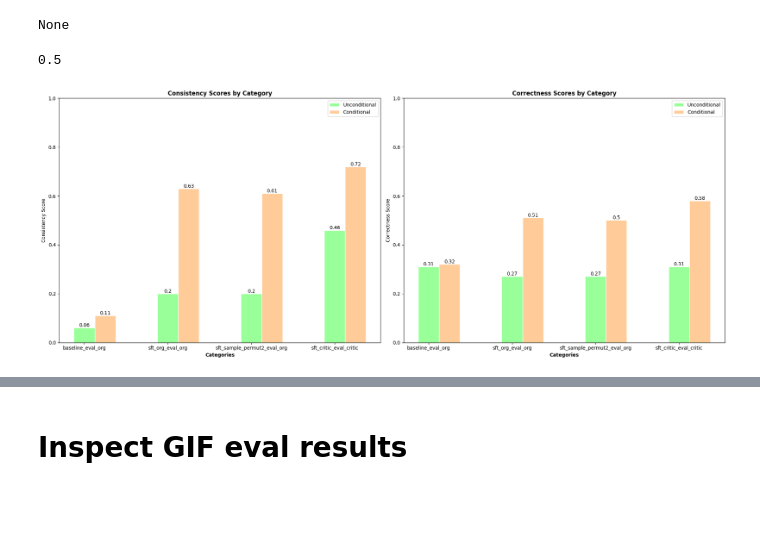
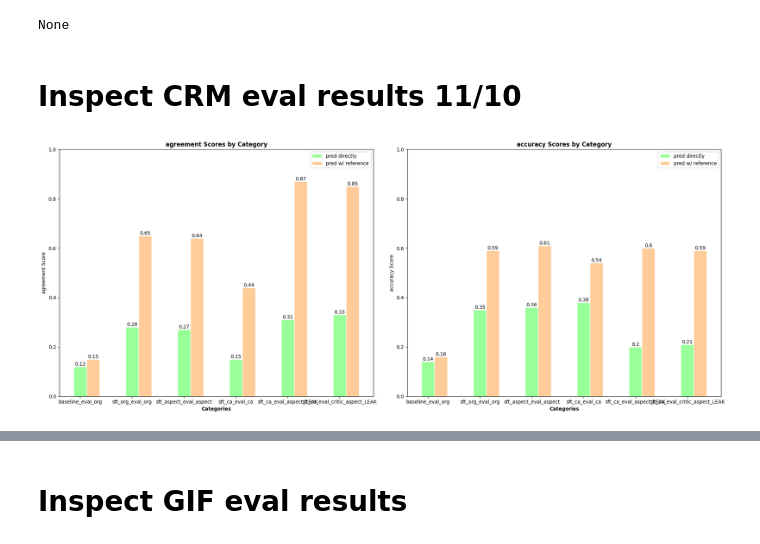
Before and after one commit to yuchenhe-xai/yccolab, a Jupyter notebook: 241015_exp_runs_rubrics.ipynb, the cells around one changed output, grey strips where cells are left out. Saved outputs shown, nothing was run; the diff lists cells and outputs as text; code cells hidden in the pictures; blank space fills up the shorter version.

```diff
--- a/241015_exp_runs_rubrics.ipynb
+++ b/241015_exp_runs_rubrics.ipynb
@@ -3592,7 +3551,3 @@ output["reward"]
 print(output["reward"])
 # %% [output]
 None
-# %%
-output['preference_correctness']
-# %% [output]
-0.5
@@ -3702,0 +3554,2 @@ results = {"baseline_eval_org" :{
+# %% [markdown]
+# Inspect CRM eval results 11/10
@@ -3705,23 +3663,23 @@ import matplotlib.pyplot as plt
 import numpy as np
 
 # Data extraction
-categories = ['baseline_eval_org', 'sft_org_eval_org', 'sft_sample_permut2_eval_org',  'sft_critic_eval_critic',  ]
-consistency_data = {
-    'avg': [round(results[cat]['consistency']['consistency_avg'], 2) for cat in categories],
-    'unconditional': [round(results[cat]['consistency']['consistency_unconditional'], 2) for cat in categories],
-    'conditional': [round(results[cat]['consistency']['consistency_conditional'], 2) for cat in categories]
+categories = results.keys()
+agreement_data = {
+    'avg': [round(results[cat]['agreement']['agreement_avg'], 2) for cat in categories],
+    'unconditional': [round(results[cat]['agreement']['agreement_unconditional'], 2) for cat in categories],
+    'conditional': [round(results[cat]['agreement']['agreement_conditional'], 2) for cat in categories]
 }
-correctness_data = {
+accuracy_data = {
     'avg': [
-        round((results[cat]['correctness']['correctness_A_avg'] + results[cat]['correctness']['correctness_B_avg']) / 2, 2)
+        round((results[cat]['accuracy']['accuracy_A_avg'] + results[cat]['accuracy']['accuracy_B_avg']) / 2, 2)
         for cat in categories
     ],
     'unconditional': [
-        round((results[cat]['correctness']['correctness_A_unconditional'] + results[cat]['correctness']['correctness_B_unconditional']) / 2, 2)
+        round((results[cat]['accuracy']['accuracy_A_unconditional'] + results[cat]['accuracy']['accuracy_B_unconditional']) / 2, 2)
         for cat in categories
     ],
     'conditional': [
-        round((results[cat]['correctness']['correctness_A_conditional'] + results[cat]['correctness']['correctness_B_conditional']) / 2, 2)
+        round((results[cat]['accuracy']['accuracy_A_conditional'] + results[cat]['accuracy']['accuracy_B_conditional']) / 2, 2)
         for cat in categories
     ]
 }
@@ -3740,50 +3698,50 @@ r3 = [x + width for x in r2]
 # Softer colors for bars
 colors = ['#99CCFF', '#99FF99', '#FFCC99']
 
-# Plotting consistency data
-# ax1.bar(r1, consistency_data['avg'], color=colors[0], width=width, edgecolor='white', label='Avg')
-ax1.bar(r2, consistency_data['unconditional'], color=colors[1], width=width, edgecolor='white', label='Unconditional')
-ax1.bar(r3, consistency_data['conditional'], color=colors[2], width=width, edgecolor='white', label='Conditional')
+# Plotting agreement data
+# ax1.bar(r1, agreement_data['avg'], color=colors[0], width=width, edgecolor='white', label='Avg')
+ax1.bar(r2, agreement_data['unconditional'], color=colors[1], width=width, edgecolor='white', label='pred directly')
+ax1.bar(r3, agreement_data['conditional'], color=colors[2], width=width, edgecolor='white', label='pred w/ reference')
 
 # Adding value labels on top of each bar
-# for i, v in enumerate(consistency_data['avg']):
+# for i, v in enumerate(agreement_data['avg']):
 #     ax1.text(r1[i], v, str(v), ha='center', va='bottom')
-for i, v in enumerate(consistency_data['unconditional']):
+for i, v in enumerate(agreement_data['unconditional']):
     ax1.text(r2[i], v, str(v), ha='center', va='bottom')
-for i, v in enumerate(consistency_data['conditional']):
+for i, v in enumerate(agreement_data['conditional']):
     ax1.text(r3[i], v, str(v), ha='center', va='bottom')
 
 ax1.set_xlabel('Categories', fontweight='bold')
-ax1.set_ylabel('Consistency Score')
-ax1.set_title('Consistency Scores by Category', fontweight='bold')
+ax1.set_ylabel('agreement Score')
+ax1.set_title('agreement Scores by Category', fontweight='bold')
 ax1.set_xticks([r + width for r in range(len(categories))])
 ax1.set_xticklabels(categories)
 ax1.set_ylim(0, 1)  # Setting y-axis limit to [0, 1]
 ax1.legend()
 
-# Plotting correctness data
-# ax2.bar(r1, correctness_data['avg'], color=colors[0], width=width, edgecolor='white', label='Avg')
-ax2.bar(r2, correctness_data['unconditional'], color=colors[1], width=width, edgecolor='white', label='Unconditional')
-ax2.bar(r3, correctness_data['conditional'], color=colors[2], width=width, edgecolor='white', label='Conditional')
+# Plotting accuracy data
+# ax2.bar(r1, accuracy_data['avg'], color=colors[0], width=width, edgecolor='white', label='Avg')
+ax2.bar(r2, accuracy_data['unconditional'], color=colors[1], width=width, edgecolor='white', label='pred directly')
+ax2.bar(r3, accuracy_data['conditional'], color=colors[2], width=width, edgecolor='white', label='pred w/ reference')
 
 # Adding value labels on top of each bar
-# for i, v in enumerate(correctness_data['avg']):
+# for i, v in enumerate(accuracy_data['avg']):
 #     ax2.text(r1[i], v, str(v), ha='center', va='bottom')
-for i, v in enumerate(correctness_data['unconditional']):
+for i, v in enumerate(accuracy_data['unconditional']):
     ax2.text(r2[i], v, str(v), ha='center', va='bottom')
-for i, v in enumerate(correctness_data['conditional']):
+for i, v in enumerate(accuracy_data['conditional']):
     ax2.text(r3[i], v, str(v), ha='center', va='bottom')
 
 ax2.set_xlabel('Categories', fontweight='bold')
-ax2.set_ylabel('Correctness Score')
-ax2.set_title('Correctness Scores by Category', fontweight='bold')
+ax2.set_ylabel('accuracy Score')
+ax2.set_title('accuracy Scores by Category', fontweight='bold')
 ax2.set_xticks([r + width for r in range(len(categories))])
 ax2.set_xticklabels(categories)
 ax2.set_ylim(0, 1)  # Setting y-axis limit to [0, 1]
 ax2.legend()
 
 # Adjusting the layout and displaying the plot
 plt.tight_layout()
 plt.show()
 # %% [output]
-[figure, old version]
+[figure, new version]
```
Also changed, not shown: parts of 25 cells of this notebook.
